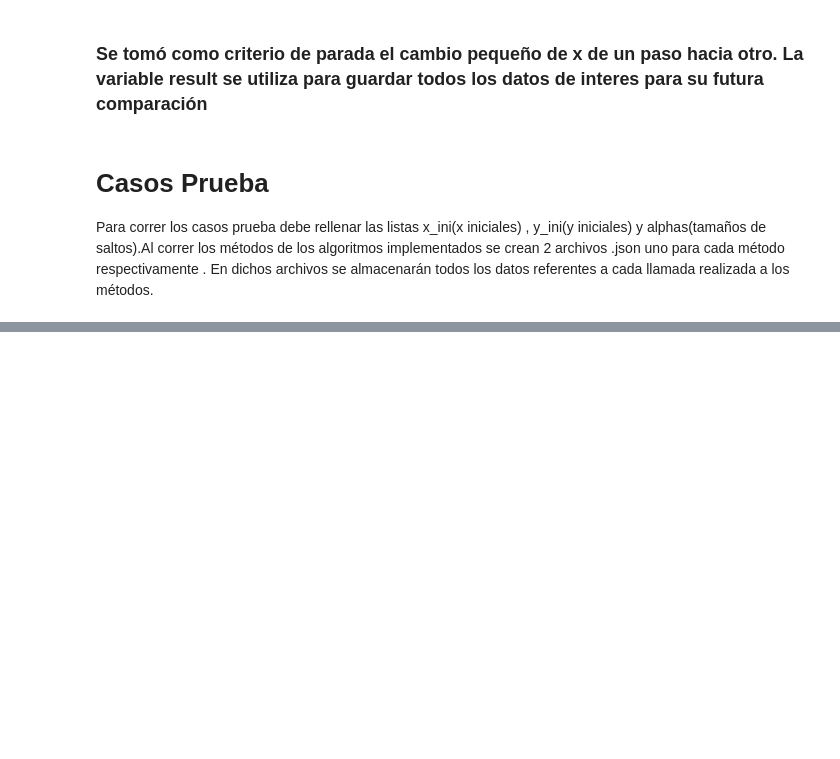
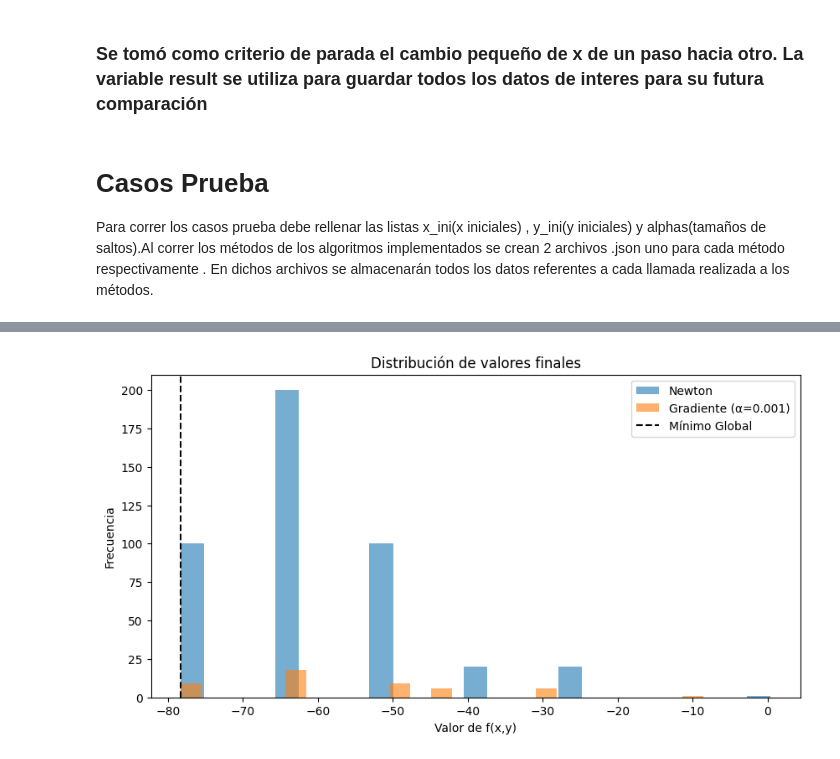
Before and after one commit to Dylan2108/Algoritmos-de-Optimizacion, a Jupyter notebook: TE_Opt.ipynb, the cells around one changed output, grey strips where cells are left out. Drawn from its saved outputs; the diff is of its cells as text; code cells hidden in the pictures; blank space fills up the shorter version.

Commit message:
feat: add comparative experiments for optimization methods

```diff
--- a/TE_Opt.ipynb
+++ b/TE_Opt.ipynb
@@ -142,20 +171 @@ La funcionalidad de este apartado es analizar solamente el último llamado reali
-# %%
-with open("resultados_newton_.json") as f_in1:
-    data_newton  = json.load(f_in1)
-    print(data_newton[-1])
-
-with open("resultados_gradiente_.json") as f_in2:
-    data_gradient = json.load(f_in2)
-
-print("Método:", data_newton[-1]['method'])
-print("Iteraciones:", data_newton[-1]['output']['iterations'])
-print("Valor de x:", data_newton[-1]['output']['x_final'])
-print("Valor de y", data_newton[-1]['output']['y_final'])
-print("Valor final:",data_newton[-1]['output']['f_final'])
-print("=================================================================")
-print("Método:", data_gradient[-1]['method'])
-print("Iteraciones:", data_gradient[-1]['output']['iterations'])
-print("Valor de x:", data_gradient[-1]['output']['x_final'])
-print("Valor de y:",data_gradient[-1]['output']['y_final'])
-print("Valor final:",data_gradient[-1]['output']['f_final'])
 # %% [markdown]
@@ -205,0 +260,70 @@ print(df_comparativa)
+# %%
+df = pd.read_excel("comparativa_newton_gradiente.xlsx")
+f_global = -78.332331
+
+#Para tener los experimentos de Descenso de Gradiente que convergen
+grad_conv = df_comparativa[
+    (df_comparativa["Valor final Gradiente"].abs() < 1e6)
+]
+
+# Distribucion de valores finales(f(x,y))
+plt.figure(figsize=(10,5))
+plt.hist(df['Valor final Newton'], bins=25, alpha=0.6, label="Newton")
+plt.hist(grad_conv['Valor final Gradiente'], bins=25, alpha=0.6, label="Gradiente (α=0.001)")
+plt.axvline(f_global, color='black', linestyle='--', label="Mínimo Global")
+plt.title("Distribución de valores finales")
+plt.xlabel("Valor de f(x,y)")
+plt.ylabel("Frecuencia")
+plt.legend()
+plt.show()
+
+# dispersion (X_final, Y_final)
+
+plt.figure(figsize=(8,8))
+plt.scatter(df['X final Newton'], df['Y final Newton'], s=15, alpha=0.6, label="Newton")
+plt.scatter(grad_conv['X final Gradiente'], grad_conv['Y final Gradiente'], s=15, alpha=0.6, label="Gradiente (α=0.001)")
+plt.title("Puntos de convergencia de cada método")
+plt.xlabel("x_final")
+plt.ylabel("y_final")
+plt.legend()
+plt.grid(True)
+plt.show()
+
+# Comparacion de iteraciones
+
+plt.figure(figsize=(10,5))
+plt.hist(df['Iteraciones Newton'], bins=25, alpha=0.6, label="Newton")
+plt.hist(grad_conv['Iteraciones Gradiente'], bins=[99,100,101], alpha=0.6, label="Gradiente (α=0.001)")
+plt.title("Distribución del número de iteraciones")
+plt.xlabel("Iteraciones")
+plt.ylabel("Frecuencia")
+plt.legend()
+plt.show()
+
+# Comparacion de valor final experimento por experimento
+plt.figure(figsize=(12,6))
+plt.plot(df['Valor final Newton'], label="Newton")
+plt.plot(grad_conv['Valor final Gradiente'], label="Gradiente (α=0.001)")
+plt.axhline(f_global, color='black', linestyle='--', label="Mínimo global real")
+plt.title("Comparación del valor final por experimento (441 puntos)")
+plt.xlabel("Experimento")
+plt.ylabel("f(x,y) final")
+plt.legend()
+plt.show()
+
+#Comparacion de errores con respecto al minimo global experimento por experimento
+
+df['Error_N'] = np.abs(df['Valor final Newton'] - f_global)
+df['Error_G'] = np.abs(df['Valor final Gradiente'] - f_global)
+
+plt.figure(figsize=(10,5))
+plt.plot(df['Error_N'], label="Newton")
+plt.plot(df['Error_G'], label="Gradiente (α=0.001)")
+plt.yscale("log")
+plt.title("Error respecto al mínimo global (escala log)")
+plt.xlabel("Experimento")
+plt.ylabel("Error |f(x,y)-f*|")
+plt.legend()
+plt.show()
+# %% [output]
+[figure, added]
```
Also changed, not shown: parts of 11 cells of this notebook, 12 other files.
